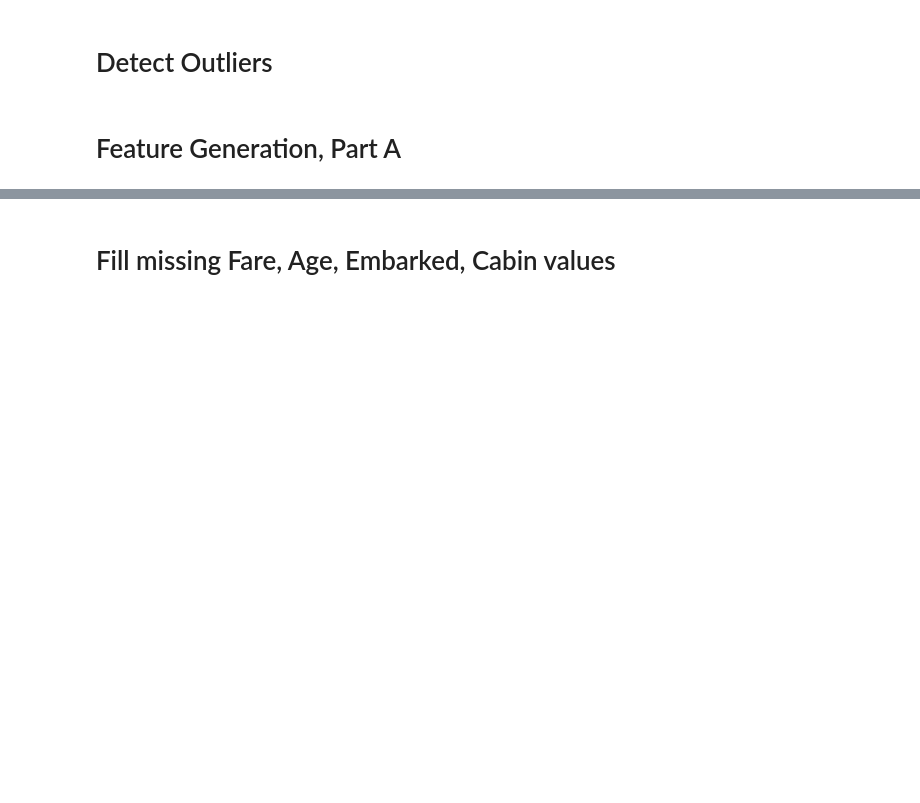
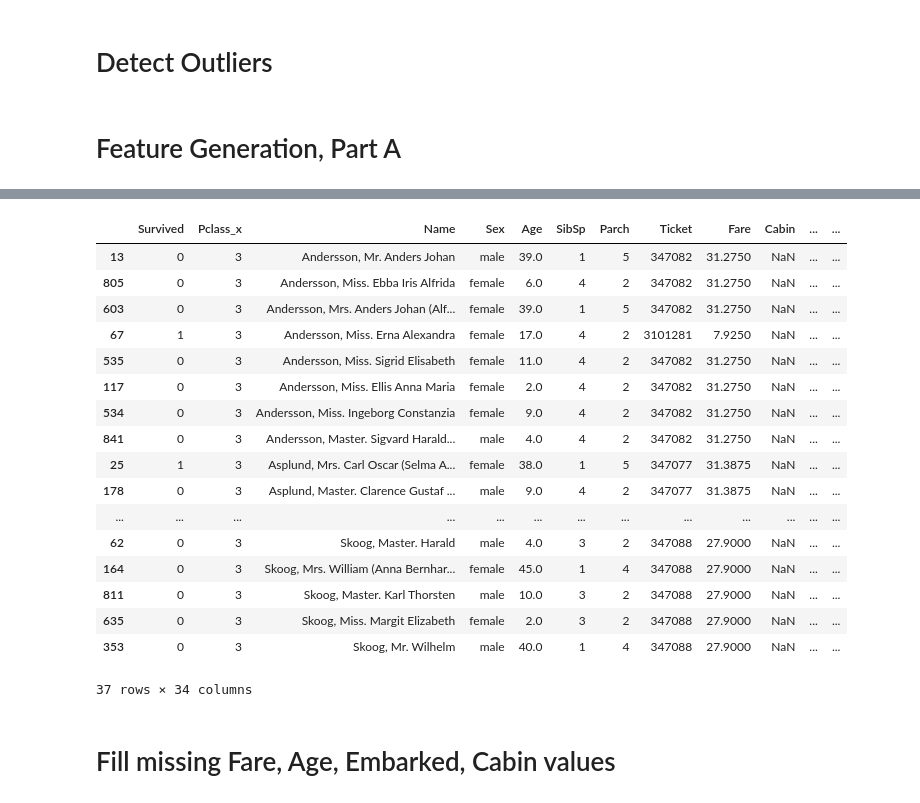
Before and after one commit to ggscanlon/kaggle, a Jupyter notebook: titanic/data_feature_generation.ipynb, the cells around one changed output, grey strips where cells are left out. Saved outputs shown, nothing was run; the diff lists cells and outputs as text; code cells hidden in the pictures; blank space fills up the shorter version.

```diff
--- a/titanic/data_feature_generation.ipynb
+++ b/titanic/data_feature_generation.ipynb
@@ -141,10 +141,10 @@ init_train = pd.read_csv(file_loc+'train.csv')
 init_test = pd.read_csv(file_loc+'test.csv')
 
 train = init_train
-ind = 'PassengerId'
-train.set_index(ind,inplace=True)
+#ind = 'PassengerId'
+#train.set_index(ind,inplace=True)
 test = init_test
-test.set_index(ind,inplace=True)
+#test.set_index(ind,inplace=True)
 
 #check data
 check_dict = {'Sex':2,'Embarked': 3,'Pclass':3}
@@ -404,3 +452,24 @@ train[(train.m_f==0)&(train.Pclass==pc)&(train.Survived==1)].groupby(['age_cat']
+# %%
+train[train.family_size_cat=='large'].sort_values('last_name')
+# %% [output]
+|  | Survived | Pclass_x | Name | Sex | Age | SibSp | Parch | Ticket | Fare | Cabin | ... | ... |
+| 13 | 0 | 3 | Andersson, Mr. Anders Johan | male | 39.0 | 1 | 5 | 347082 | 31.2750 | NaN | ... | ... |
+| 805 | 0 | 3 | Andersson, Miss. Ebba Iris Alfrida | female | 6.0 | 4 | 2 | 347082 | 31.2750 | NaN | ... | ... |
+| 603 | 0 | 3 | Andersson, Mrs. Anders Johan (Alf... | female | 39.0 | 1 | 5 | 347082 | 31.2750 | NaN | ... | ... |
+| 67 | 1 | 3 | Andersson, Miss. Erna Alexandra | female | 17.0 | 4 | 2 | 3101281 | 7.9250 | NaN | ... | ... |
+| 535 | 0 | 3 | Andersson, Miss. Sigrid Elisabeth | female | 11.0 | 4 | 2 | 347082 | 31.2750 | NaN | ... | ... |
+| 117 | 0 | 3 | Andersson, Miss. Ellis Anna Maria | female | 2.0 | 4 | 2 | 347082 | 31.2750 | NaN | ... | ... |
+| 534 | 0 | 3 | Andersson, Miss. Ingeborg Constanzia | female | 9.0 | 4 | 2 | 347082 | 31.2750 | NaN | ... | ... |
+| 841 | 0 | 3 | Andersson, Master. Sigvard Harald... | male | 4.0 | 4 | 2 | 347082 | 31.2750 | NaN | ... | ... |
+| 25 | 1 | 3 | Asplund, Mrs. Carl Oscar (Selma A... | female | 38.0 | 1 | 5 | 347077 | 31.3875 | NaN | ... | ... |
+| 178 | 0 | 3 | Asplund, Master. Clarence Gustaf ... | male | 9.0 | 4 | 2 | 347077 | 31.3875 | NaN | ... | ... |
+| ... | ... | ... | ... | ... | ... | ... | ... | ... | ... | ... | ... | ... |
+| 62 | 0 | 3 | Skoog, Master. Harald | male | 4.0 | 3 | 2 | 347088 | 27.9000 | NaN | ... | ... |
+| 164 | 0 | 3 | Skoog, Mrs. William (Anna Bernhar... | female | 45.0 | 1 | 4 | 347088 | 27.9000 | NaN | ... | ... |
+| 811 | 0 | 3 | Skoog, Master. Karl Thorsten | male | 10.0 | 3 | 2 | 347088 | 27.9000 | NaN | ... | ... |
+| 635 | 0 | 3 | Skoog, Miss. Margit Elizabeth | female | 2.0 | 3 | 2 | 347088 | 27.9000 | NaN | ... | ... |
+| 353 | 0 | 3 | Skoog, Mr. Wilhelm | male | 40.0 | 1 | 4 | 347088 | 27.9000 | NaN | ... | ... |
+37 rows × 34 columns
 # %% [markdown]
 # Fill missing Fare, Age, Embarked, Cabin values
 # %%
```
Also changed, not shown: parts of 28 cells of this notebook, 6 other files.
